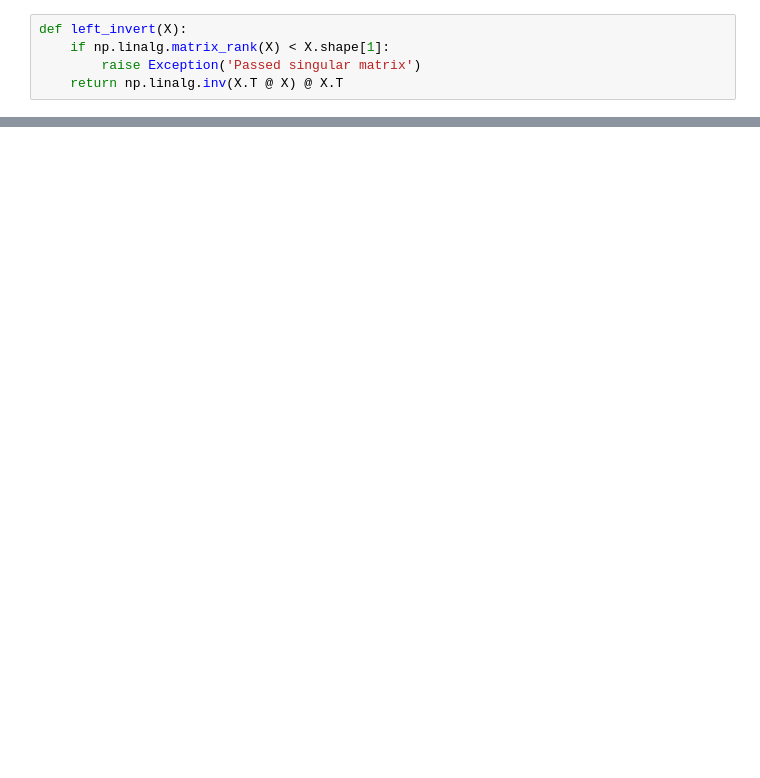
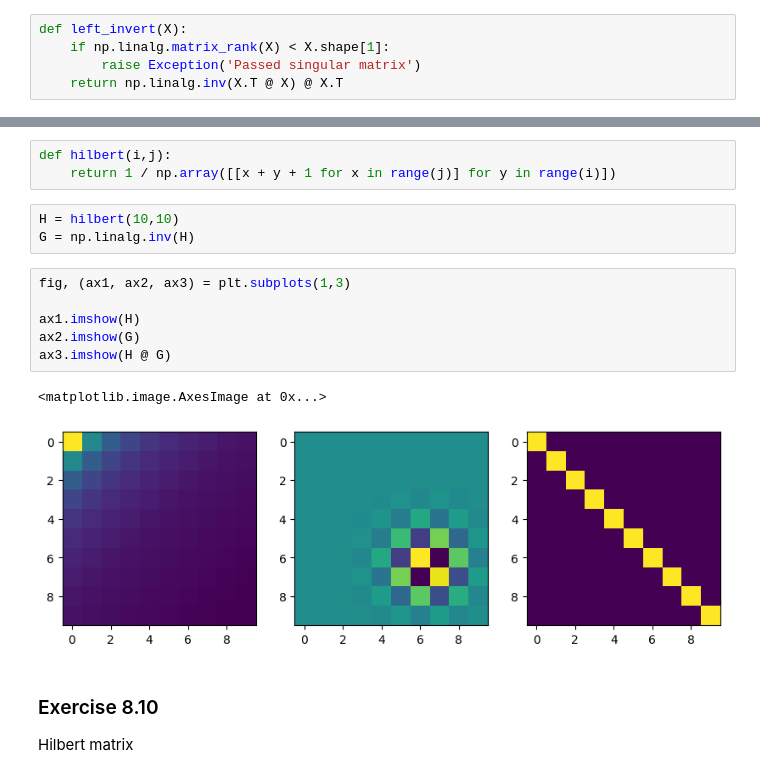
Before and after one commit to falasur/LA4DS, a Jupyter notebook: LA4DS_Ch8.ipynb, the cells around one changed output, grey strips where cells are left out. Cells and saved outputs as stored; diff of their text form; blank space fills up the shorter version.

```diff
--- a/LA4DS_Ch8.ipynb
+++ b/LA4DS_Ch8.ipynb
@@ -234,0 +267,19 @@ frobenius_distance(left_invert(A), np.linalg.pinv(A))
+# %%
+def hilbert(i,j):
+    return 1 / np.array([[x + y + 1 for x in range(j)] for y in range(i)])
+# %%
+H = hilbert(10,10)
+G = np.linalg.inv(H)
+# %%
+fig, (ax1, ax2, ax3) = plt.subplots(1,3)
+
+ax1.imshow(H)
+ax2.imshow(G)
+ax3.imshow(H @ G)
+# %% [output]
+<matplotlib.image.AxesImage at 0x...>
+[figure, added]
+# %% [markdown]
+### Exercise 8.10
+
+Hilbert matrix
```
Also changed, not shown: parts of 22 cells of this notebook.
